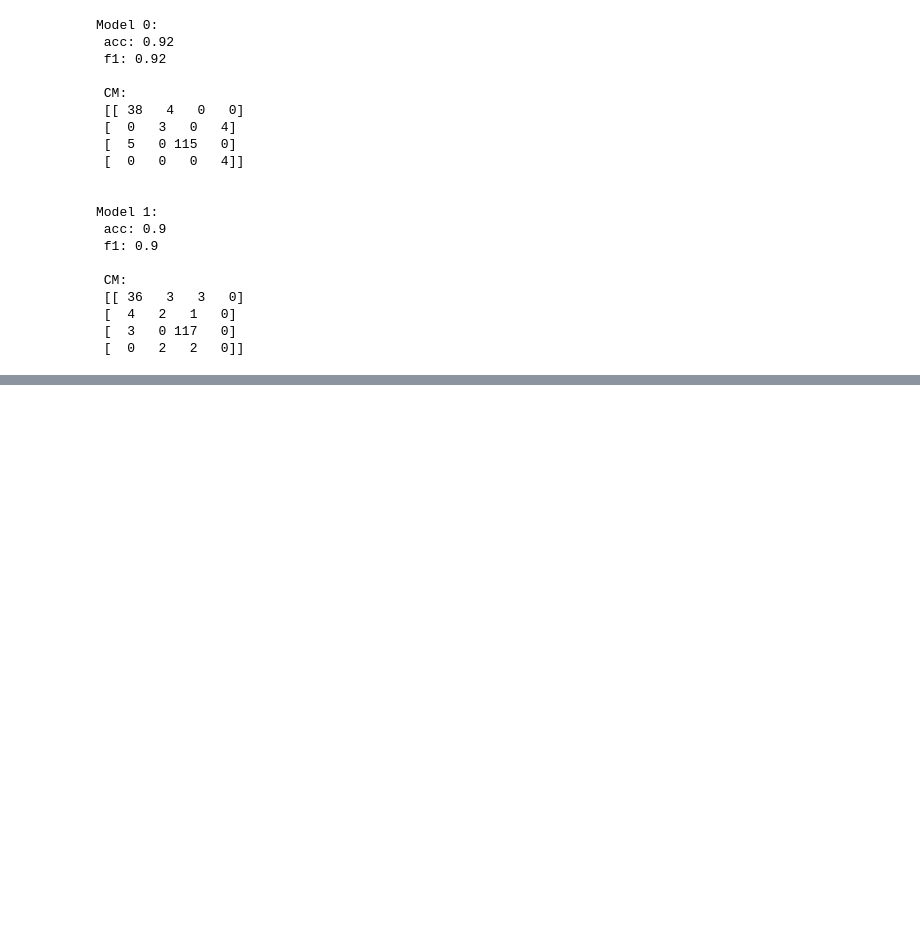
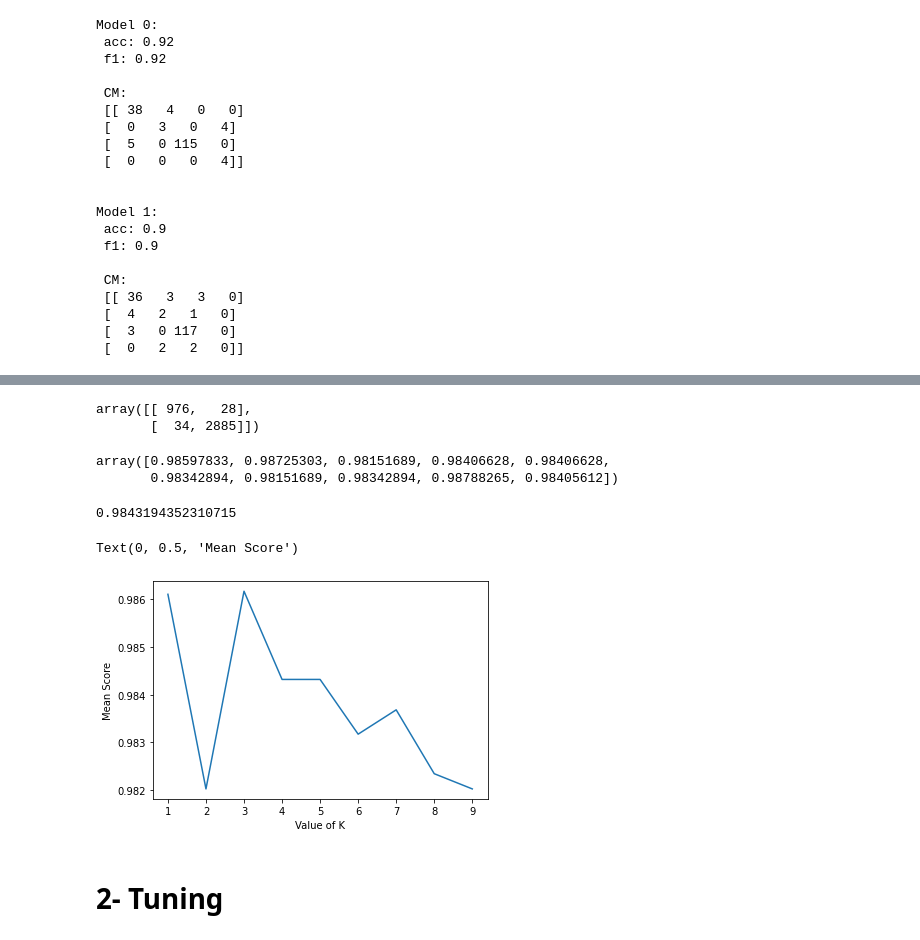
Before and after one commit to deglon/AI, a Jupyter notebook: Orange_Day_2.ipynb, the cells around one changed output, grey strips where cells are left out. Cells and saved outputs as stored; diff of their text form; code cells hidden in the pictures; blank space fills up the shorter version.

```diff
--- a/Orange_Day_2.ipynb
+++ b/Orange_Day_2.ipynb
@@ -421,0 +452,6 @@ Model 1:
+# %%
+X_train, X_test, y_train, y_test = train_test_split(X, y, test_size=0.2, random_state=0)
+# %%
+knn = KNeighborsClassifier(n_neighbors=5)
+knn.fit(X_train, y_train)
+preds = knn.predict(X_test)
@@ -421,0 +462,18 @@ Model 1:
+# %%
+confusion_matrix(y_test, preds)
+# %% [output]
+array([[ 976,   28],
+       [  34, 2885]])
+# %%
+from sklearn.model_selection import cross_val_score
+
+knn = KNeighborsClassifier(n_neighbors=5)
+
+scores = cross_val_score(knn, X_train, y_train, cv=10, scoring='accuracy')
+# %% [output]
+array([0.98597833, 0.98725303, 0.98151689, 0.98406628, 0.98406628,
+       0.98342894, 0.98151689, 0.98342894, 0.98788265, 0.98405612])
+# %%
+scores.mean()
+# %% [output]
+0.9843194352310715
@@ -421,0 +482,16 @@ Model 1:
+# %%
+k_scores = []
+
+for k in tqdm(range(1,10)):
+  knn = KNeighborsClassifier(n_neighbors=k)
+  scores = cross_val_score(knn, X_train, y_train, cv=10, scoring='accuracy')
+  k_scores.append(scores.mean())
+# %%
+import matplotlib.pyplot as plt
+
+plt.plot(range(1,10), k_scores)
+plt.xlabel("Value of K")
+plt.ylabel('Mean Score')
+# %% [output]
+Text(0, 0.5, 'Mean Score')
+[figure, added]
@@ -421,0 +502,2 @@ Model 1:
+# %% [markdown]
+# 2- Tuning
```
Also changed, not shown: parts of 43 cells of this notebook.
